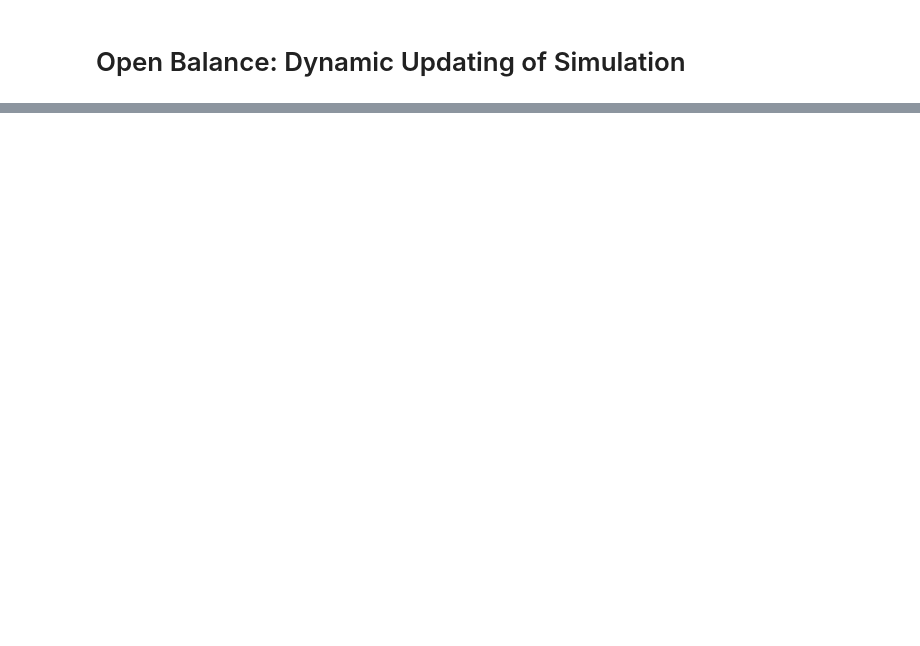
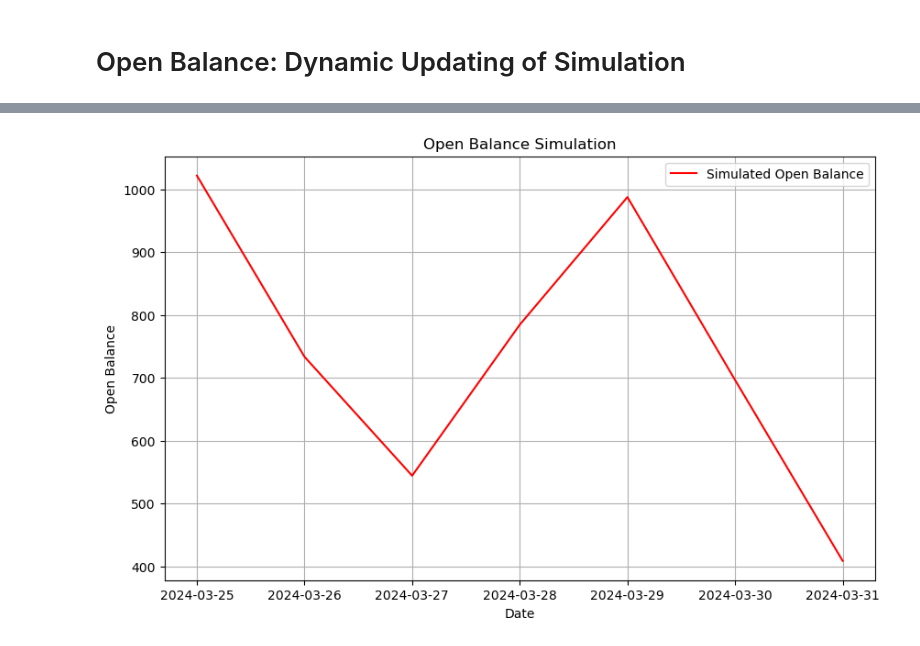
Before and after one commit to janiceyohana/sds-term6-cpf, a Jupyter notebook: Case_Data_Simulation.ipynb, the cells around one changed output, grey strips where cells are left out. Drawn from its saved outputs; the diff is of its cells as text; code cells hidden in the pictures; blank space fills up the shorter version.

```diff
--- a/Case_Data_Simulation.ipynb
+++ b/Case_Data_Simulation.ipynb
@@ -145,7 +161,7 @@ def arima_dynamic_forecast(train_days, num_steps, p, d, q, var_to_pred):
     print(predictions)
     return predictions
 # %%
-dynamic_predictions = arima_dynamic_forecast(train_days, num_steps, p, d, q, var_to_pred='New Cases')
+new_cases_pred = arima_dynamic_forecast(train_days, num_steps, p, d, q, var_to_pred='New Cases')
 # %% [output]
 [234.20105572291612, 231.70625232146165, 264.5019520312953, 288.3589393901955, 190.83798746867816, 158.65045710372752, 134.36263712928036]
 # %%
@@ -311,2 +329,6 @@ analyse_pred(cases_closed, start_date, end_date)
 # %% [markdown]
 # Open Balance: Dynamic Updating of Simulation
+# %%
+# call the same prev function to predict open balance
+open_bal_predictions = arima_dynamic_forecast(train_days, num_steps, p, d, q, var_to_pred='Open Balances')
+print(open_bal_predictions)
@@ -312,0 +340,13 @@ analyse_pred(cases_closed, start_date, end_date)
+# %%
+day_0_pred = open_bal_predictions[0]
+
+sim_open = []
+
+sim_open.append(day_0_pred)
+print(sim_open)
+
+for i in range(num_steps - 1):
+    print(sim_open[i], '+', new_cases_pred[i], '-', cases_closed[i])
+    sim_open.append(sim_open[i] + new_cases_pred[i] - cases_closed[i])
+
+print(sim_open)
@@ -312,0 +362,4 @@ analyse_pred(cases_closed, start_date, end_date)
+# %%
+analyse_pred(sim_open, start_date, end_date, var_to_sim='Open Balance')
+# %% [output]
+[figure, added]
```
Also changed, not shown: parts of 15 cells of this notebook.
